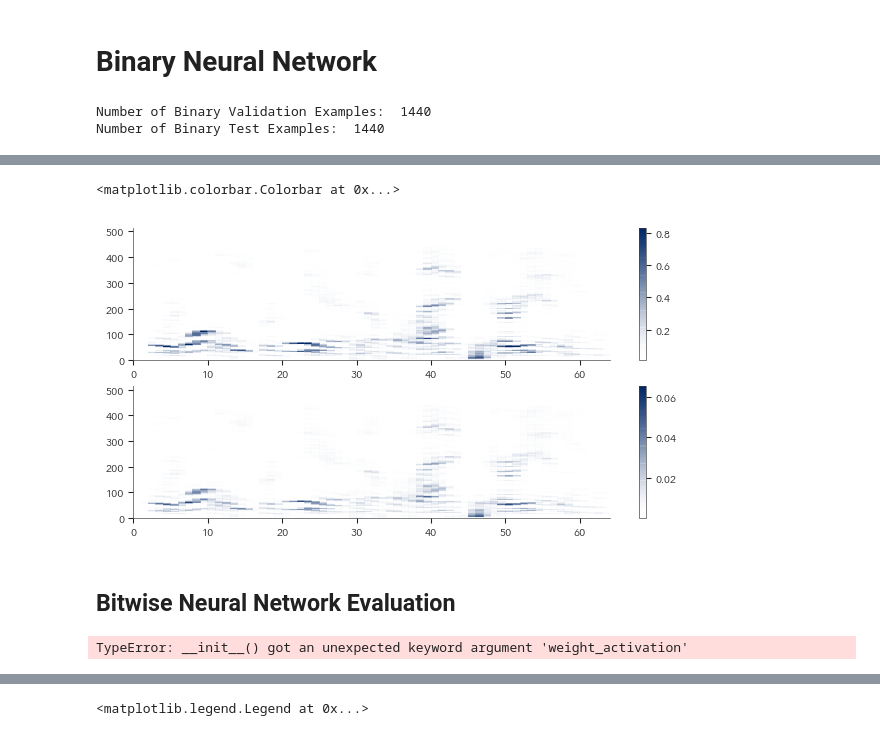
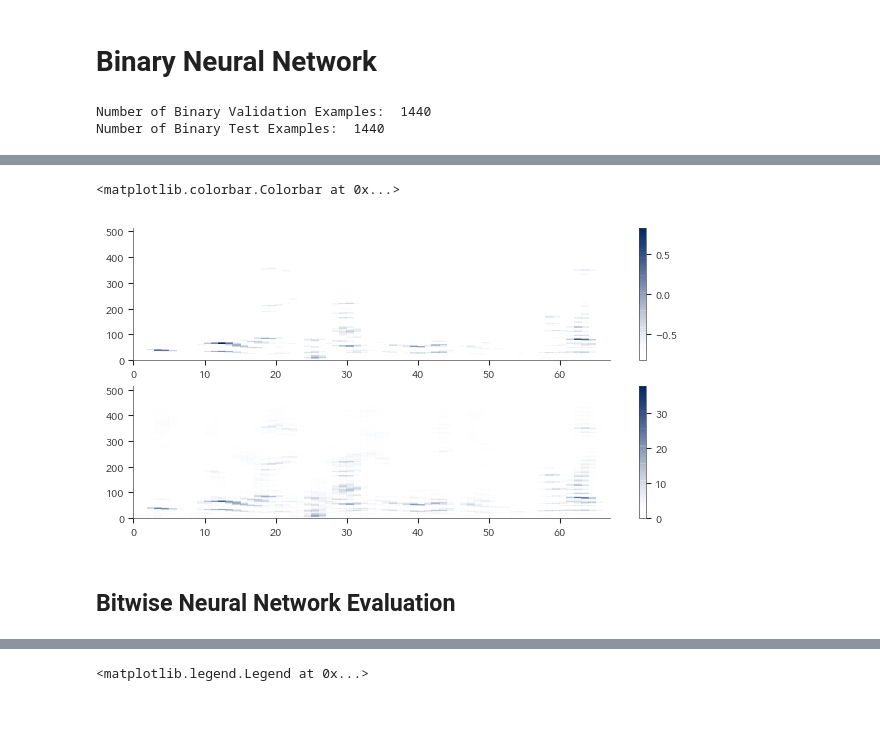
Before and after one commit to rhiga2/BinaryNeuralNetwork, a Jupyter notebook: loss_and_metrics/evaluate_models.ipynb, the cells around one changed output, grey strips where cells are left out. Saved outputs shown, nothing was run; the diff lists cells and outputs as text; code cells hidden in the pictures.

```diff
--- a/loss_and_metrics/evaluate_models.ipynb
+++ b/loss_and_metrics/evaluate_models.ipynb
@@ -73,46 +75,51 @@ def get_audio_output(model, binary_sample, raw_sample, sampling_rate=16000):
     ipd.display(ipd.Audio(estimate, rate=sampling_rate))
     ipd.display(ipd.Audio(target, rate=sampling_rate))
 # %%
+my_stft = stft.STFT(nfft=1024, stride=256, win='hann')
 quantizer = quantized_data.Quantizer()
 disperser = quantized_data.Disperser(4)
-valset = binary_data.DatasetFromDirectory('/media/data/binary_audio/val', template='binary_data*.npz')
-raw_valset = binary_data.DatasetFromDirectory('/media/data/binary_audio/val', template='raw_data*.npz')
-testset = binary_data.DatasetFromDirectory('/media/data/binary_audio/test', template='binary_data*.npz')
-raw_testset = binary_data.DatasetFromDirectory('/media/data/binary_audio/test', template='raw_data*.npz')
+valset = utils.DatasetFromDirectory('/media/data/binary_audio/val', template='binary_data*.npz')
+raw_valset = utils.DatasetFromDirectory('/media/data/binary_audio/val', template='raw_data*.npz')
+testset = utils.DatasetFromDirectory('/media/data/binary_audio/test', template='binary_data*.npz')
+raw_testset = utils.DatasetFromDirectory('/media/data/binary_audio/test', template='raw_data*.npz')
 print('Number of Binary Validation Examples: ', len(valset))
 print('Number of Binary Test Examples: ', len(testset))
 
-bin_sample = valset[0]
-raw_sample = raw_valset[0]
-ipd.display(ipd.Audio(raw_sample['mix'], rate=8000))
-spec = quantized_data.accumulate(bin_sample['bmag'], quantizer, disperser)
-real_spec = bin_sample['spec']
+bmag = valset[0]['bmag']
+ibm = valset[0]['ibm']
+raw_sample = raw_valset[0]['mix']
+ipd.display(ipd.Audio(raw_sample, rate=8000))
+spec = quantized_data.accumulate(bmag, quantizer, disperser)
+mix_mag, mix_phase = my_stft(torch.FloatTensor(raw_sample).unsqueeze(0).unsqueeze(0))
 
 plt.figure()
 plt.subplot(211)
 plt.pcolormesh(spec)
 plt.colorbar()
 plt.subplot(212)
-plt.pcolormesh(real_spec)
+plt.pcolormesh(mix_mag.squeeze(0))
 plt.colorbar()
 # %% [output]
 Number of Binary Validation Examples:  1440
 Number of Binary Test Examples:  1440
 [interactive output not drawn]
 <matplotlib.colorbar.Colorbar at 0x...>
-[figure, old version]
+[figure, new version]
 # %% [markdown]
 ## Bitwise Neural Network Evaluation
 # %%
 # Evaluate real source separation network
 directory = '../models/'
-models = ['net_relu.model']
-weight_activations = ['relu']
+models = ['tanh_ss.model', 'cw_cg_ss.model']
+in_binactiv_names = ['tanh', 'clipped_ste']
+w_binactiv_names = ['identity', 'clipped_ste']
 metrics = []
 
-for weight_activation, model in zip(weight_activations, models):
-    mlp = bitwise_mlp.BitwiseMLP(2052, 513, fc_sizes=[2048, 2048], activation='relu',
-                                 weight_activation=weight_activation)
+for in_binactiv_name, w_binactiv_name, model in zip(in_binactiv_names, w_binactiv_names, models):
+    in_binactiv = binary_layers.pick_activation(in_binactiv_name)
+    w_binactiv = binary_layers.pick_activation(w_binactiv_name)
+    mlp = bitwise_mlp.BitwiseMLP(2052, 513, fc_sizes=[2048, 2048, 2048], in_binactiv=in_binactiv,
+                                 w_binactiv=w_binactiv, bias=False)
     mlp.load_state_dict(torch.load(directory + model))
     mlp.eval()
     loss, met = bitwise_ss.evaluate(mlp, testset, raw_testset, loss=F.binary_cross_entropy_with_logits)
@@ -121,8 +128,6 @@ for weight_activation, model in zip(weight_activations, models):
     print('Mean SDR: ', sdr)
     print('Mean SIR: ', sir)
     print('Mean SAR: ', sar)
-# %% [output]
-TypeError: __init__() got an unexpected keyword argument 'weight_activation'
 # %%
 directory = '../models/'
 models = ['net_nocw_cg_tanh.model', 'net_cw_cg_tanh.model']
```
Also changed, not shown: parts of 2 cells of this notebook, 12 other files.
